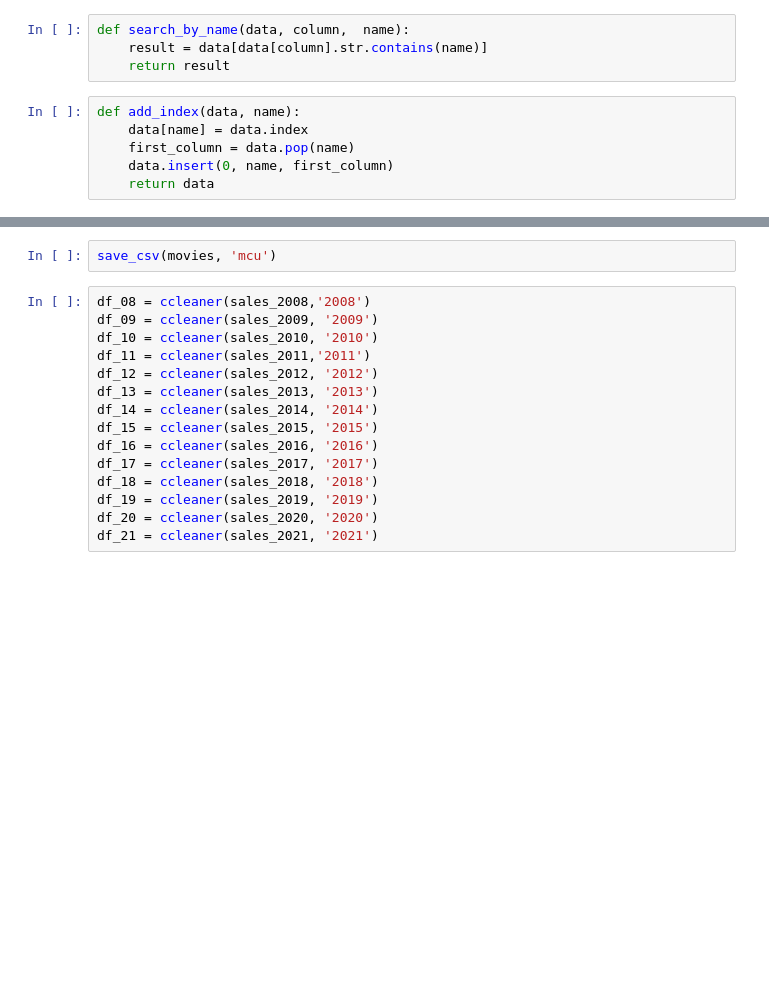
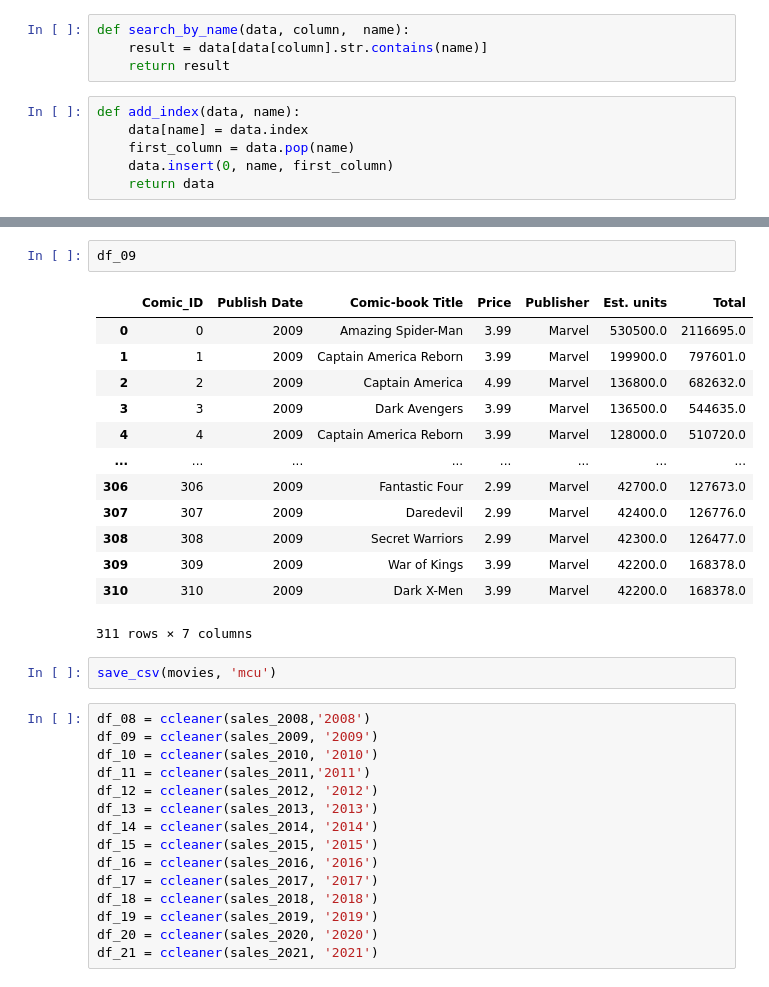
Before and after one commit to leoolessa/Project-MCU, a Jupyter notebook: main.ipynb, the cells around one changed output, grey strips where cells are left out. Cells and saved outputs as stored; diff of their text form; blank space fills up the shorter version.

```diff
--- a/main.ipynb
+++ b/main.ipynb
@@ -92,3 +90,19 @@ add_index(movies, 'Movie_ID')
+# %%
+df_09
+# %% [output]
+|  | Comic_ID | Publish Date | Comic-book Title | Price | Publisher | Est. units | Total |
+| 0 | 0 | 2009 | Amazing Spider-Man | 3.99 | Marvel | 530500.0 | 2116695.0 |
+| 1 | 1 | 2009 | Captain America Reborn | 3.99 | Marvel | 199900.0 | 797601.0 |
+| 2 | 2 | 2009 | Captain America | 4.99 | Marvel | 136800.0 | 682632.0 |
+| 3 | 3 | 2009 | Dark Avengers | 3.99 | Marvel | 136500.0 | 544635.0 |
+| 4 | 4 | 2009 | Captain America Reborn | 3.99 | Marvel | 128000.0 | 510720.0 |
+| ... | ... | ... | ... | ... | ... | ... | ... |
+| 306 | 306 | 2009 | Fantastic Four | 2.99 | Marvel | 42700.0 | 127673.0 |
+| 307 | 307 | 2009 | Daredevil | 2.99 | Marvel | 42400.0 | 126776.0 |
+| 308 | 308 | 2009 | Secret Warriors | 2.99 | Marvel | 42300.0 | 126477.0 |
+| 309 | 309 | 2009 | War of Kings | 3.99 | Marvel | 42200.0 | 168378.0 |
+| 310 | 310 | 2009 | Dark X-Men | 3.99 | Marvel | 42200.0 | 168378.0 |
+311 rows × 7 columns
 # %%
 save_csv(movies, 'mcu')
 # %%
```
Also changed, not shown: parts of 12 cells of this notebook, 1 other file.
